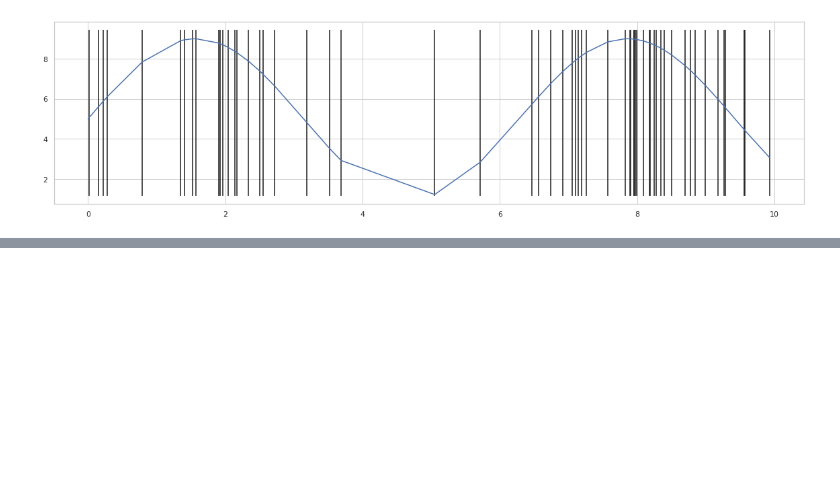
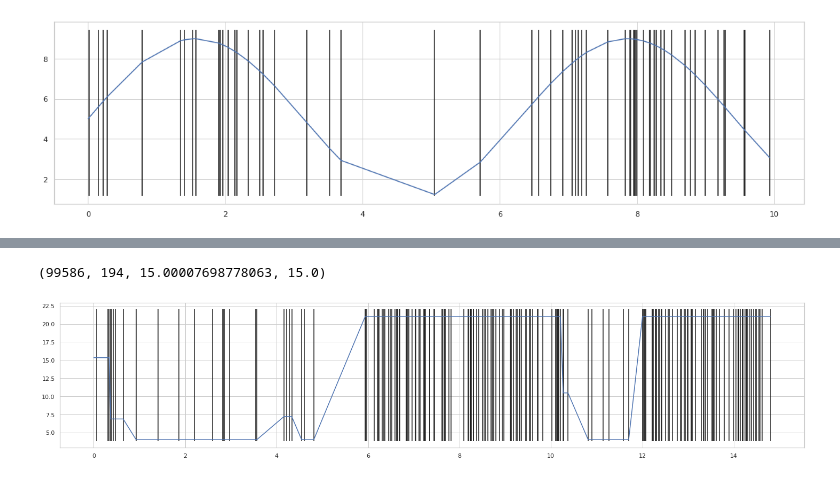
Before and after one commit to pkuderov/sPinky, a Jupyter notebook: scratch.ipynb, the cells around one changed output, grey strips where cells are left out. Saved outputs shown, nothing was run; the diff lists cells and outputs as text; code cells hidden in the pictures; blank space fills up the shorter version.

```diff
--- a/scratch.ipynb
+++ b/scratch.ipynb
@@ -129,0 +153,9 @@ Wall time: 87.9 ms
+# %%
+from IPython.display import clear_output
+
+small_images = [
+    np.array(
+        Image.fromarray(img).resize((10, 10))
+    )
+    for img in images
+]
@@ -129,0 +169,54 @@ Wall time: 87.9 ms
+# %%
+%%time
+
+def rate_lambda(t):
+    ind = min(int(t * len(small_images) / t_end), len(small_images) - 1)
+    img = small_images[ind]
+    return 4 + img[7][3] / 15
+
+def sample_spike_dt(t, rate):
+    scale = 1./rate
+    spike_dt = np.random.exponential(scale=scale) + .01 * scale
+    return spike_dt
+
+def scaled_time(T0, T):
+    return (T - T0) / unit_of_time
+
+unit_of_time = .005   # fraction of second
+T0 = time.monotonic()
+t, t_end = 0., 15.
+
+ts, rates, spikes = [], [], []
+cur_rate = rate_lambda(t)
+next_spike_dt = sample_spike_dt(t, cur_rate)
+next_spike_t = t + next_spike_dt
+
+ts.append(t)
+rates.append(cur_rate)
+
+# print(t, next_spike_t)
+j = 0
+
+while t <= t_end:
+    t = scaled_time(T0, time.monotonic())
+    if t < next_spike_t:
+        j += 1
+        continue
+
+    ts.append(t)
+    spikes.append(t)
+
+    cur_rate = rate_lambda(t)
+    next_spike_dt = sample_spike_dt(t, cur_rate)
+    next_spike_t = t + next_spike_dt
+    rates.append(cur_rate)
+
+#     print(t, next_spike_t, next_spike_dt)
+
+plt.figure(figsize=(25, 5))
+sns.lineplot(ts, rates)
+
+min_rates, max_rates = min(rates), max(rates)
+plt.vlines(spikes, min_rates * .95, max_rates * 1.05)
+j, len(ts), t, t_end
+# %% [output]
@@ -129,0 +225,2 @@ Wall time: 87.9 ms
+(99586, 194, 15.00007698778063, 15.0)
+[figure, added]
```
Also changed, not shown: parts of 16 cells of this notebook.
